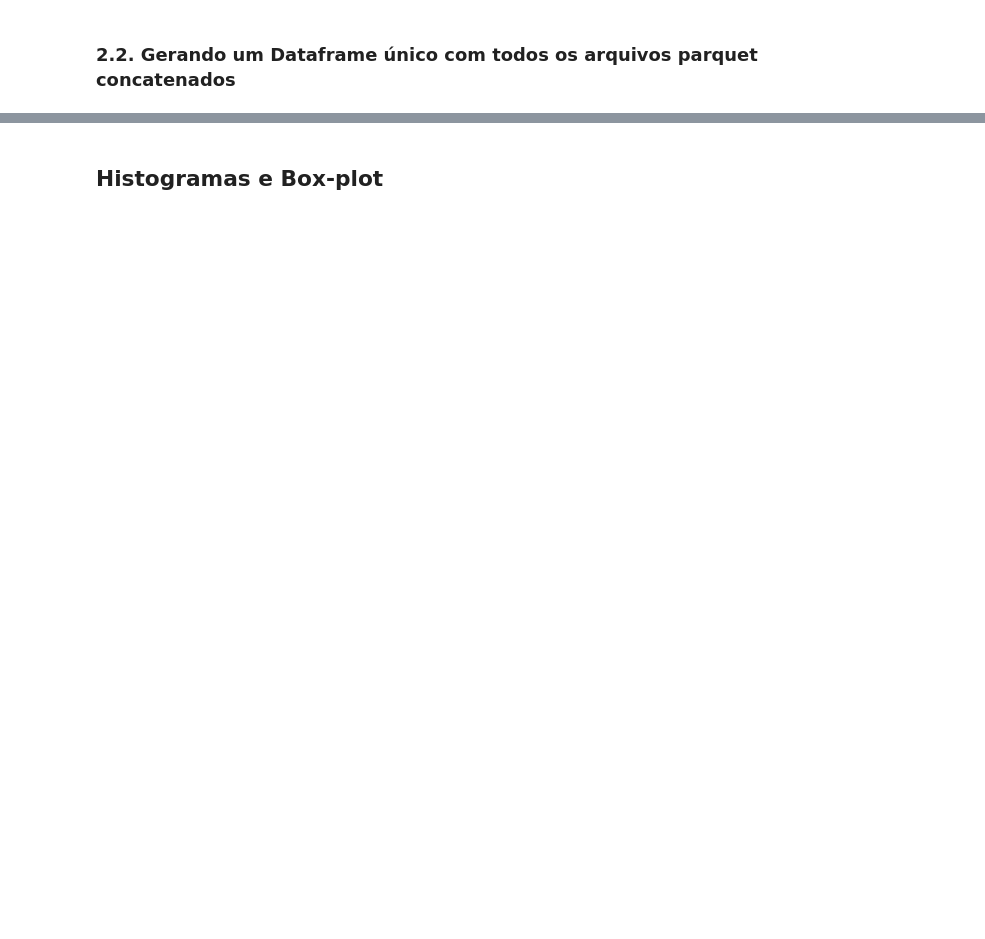
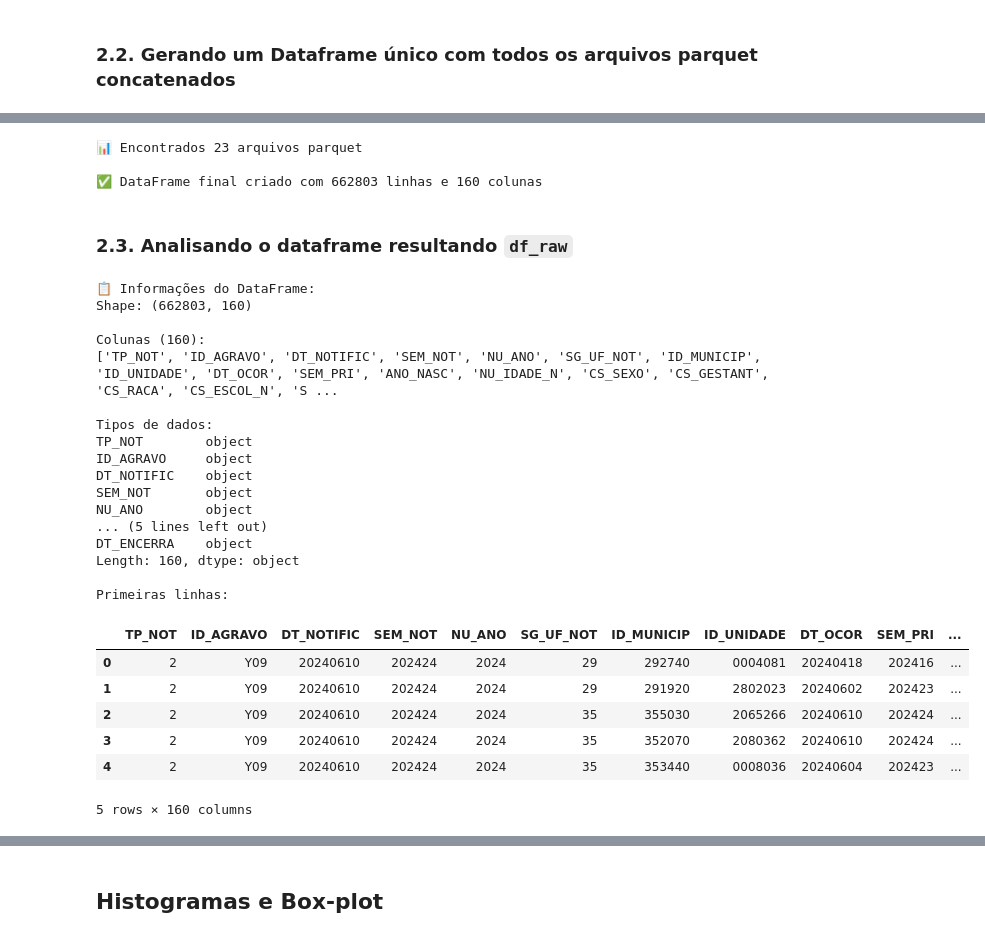
Before and after one commit to fiap-ssp-2025/tech-challenge-2, a Jupyter notebook: src/notebooks/02_data_analysis.ipynb, the cells around one changed output, grey strips where cells are left out. Drawn from its saved outputs; the diff is of its cells as text; code cells hidden in the pictures; blank space fills up the shorter version.

```diff
--- a/src/notebooks/02_data_analysis.ipynb
+++ b/src/notebooks/02_data_analysis.ipynb
@@ -263,0 +35,59 @@ print(cleaned_df['DIA_SEMANA_OCOR'].value_counts())
+# %%
+# Carregar todos os arquivos parquet do diretório
+parquet_dir = BASE_PATH / "data" / "raw" / "VIOLBR24.parquet"
+
+# Lista todos os arquivos .parquet no diretório
+parquet_files = list(parquet_dir.glob("*.parquet"))
+print(f"📊 Encontrados {len(parquet_files)} arquivos parquet")
+
+# Carrega cada arquivo parquet e combina em um único dataframe
+dfs = []
+for parquet_file in parquet_files:
+    df = pd.read_parquet(parquet_file)
+    dfs.append(df)
+    # print(f"✓ Carregado: {parquet_file.name} ({len(df)} linhas)")
+
+# Concatena todos os dataframes
+df_raw = pd.concat(dfs, ignore_index=True)
+print(f"\n✅ DataFrame final criado com {len(df_raw)} linhas e {len(df_raw.columns)} colunas")
+# %% [output]
+📊 Encontrados 23 arquivos parquet
+
+✅ DataFrame final criado com 662803 linhas e 160 colunas
+# %% [markdown]
+### 2.3. Analisando o dataframe resultando `df_raw`
+# %%
+# Visualização inicial do dataframe
+print("📋 Informações do DataFrame:")
+print(f"Shape: {df_raw.shape}")
+print(f"\nColunas ({len(df_raw.columns)}):")
+print(df_raw.columns.tolist())
+print(f"\nTipos de dados:")
+print(df_raw.dtypes)
+print(f"\nPrimeiras linhas:")
+df_raw.head()
+# %% [output]
+📋 Informações do DataFrame:
+Shape: (662803, 160)
+
+Colunas (160):
+['TP_NOT', 'ID_AGRAVO', 'DT_NOTIFIC', 'SEM_NOT', 'NU_ANO', 'SG_UF_NOT', 'ID_MUNICIP', 'ID_UNIDADE', 'DT_OCOR', 'SEM_PRI', 'ANO_NASC', 'NU_IDADE_N', 'CS_SEXO', 'CS_GESTANT', 'CS_RACA', 'CS_ESCOL_N', 'S ...
+
+Tipos de dados:
+TP_NOT        object
+ID_AGRAVO     object
+DT_NOTIFIC    object
+SEM_NOT       object
+NU_ANO        object
+... (5 lines left out)
+DT_ENCERRA    object
+Length: 160, dtype: object
+
+Primeiras linhas:
+|  | TP_NOT | ID_AGRAVO | DT_NOTIFIC | SEM_NOT | NU_ANO | SG_UF_NOT | ID_MUNICIP | ID_UNIDADE | DT_OCOR | SEM_PRI | ... |
+| 0 | 2 | Y09 | 20240610 | 202424 | 2024 | 29 | 292740 | 0004081 | 20240418 | 202416 | ... |
+| 1 | 2 | Y09 | 20240610 | 202424 | 2024 | 29 | 291920 | 2802023 | 20240602 | 202423 | ... |
+| 2 | 2 | Y09 | 20240610 | 202424 | 2024 | 35 | 355030 | 2065266 | 20240610 | 202424 | ... |
+| 3 | 2 | Y09 | 20240610 | 202424 | 2024 | 35 | 352070 | 2080362 | 20240610 | 202424 | ... |
+| 4 | 2 | Y09 | 20240610 | 202424 | 2024 | 35 | 353440 | 0008036 | 20240604 | 202423 | ... |
+5 rows × 160 columns
```
Also changed, not shown: parts of 48 cells of this notebook, 8 other files.
